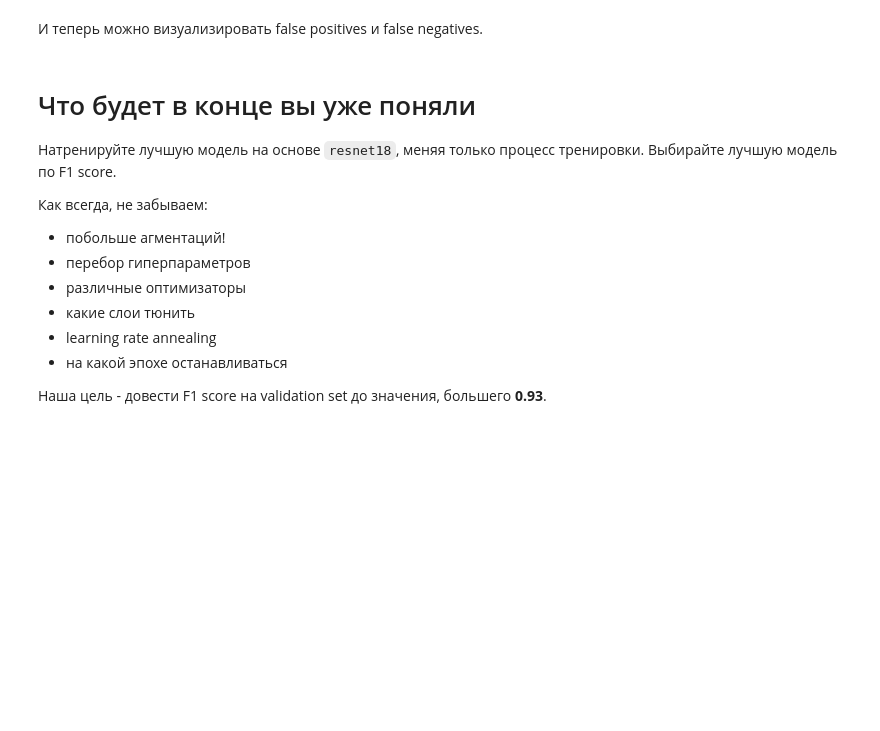
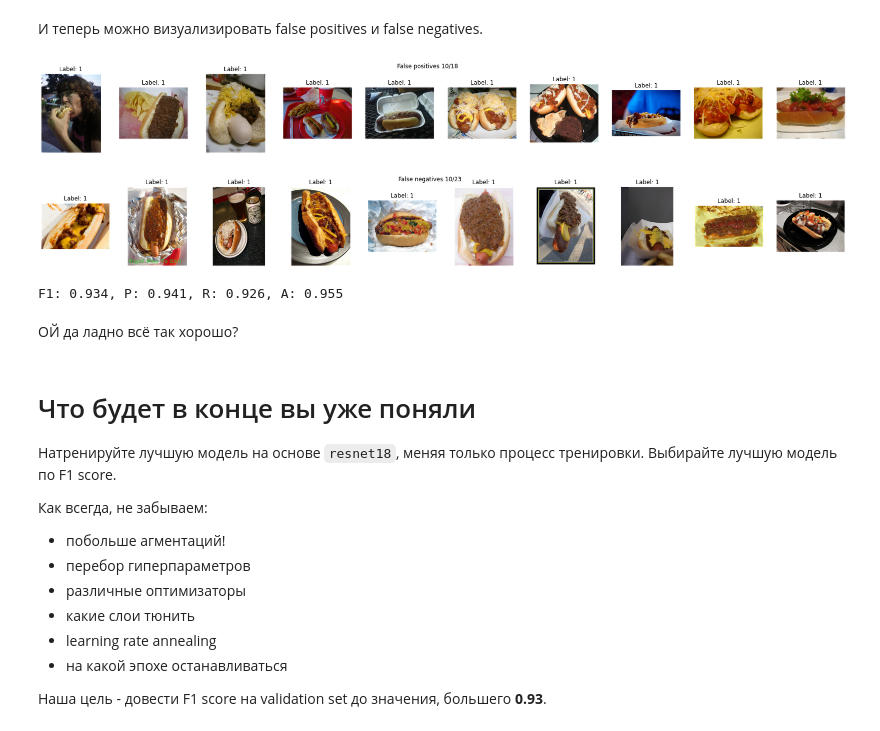
Before and after one commit to Altair200333/DLCourseNSU, a Jupyter notebook: assignment4/HotdogOrNot.ipynb, the cells around one changed output. Cells and saved outputs as stored; diff of their text form; code cells hidden in the pictures; blank space fills up the shorter version.

```diff
--- a/assignment4/HotdogOrNot.ipynb
+++ b/assignment4/HotdogOrNot.ipynb
@@ -272,7 +288,7 @@ model.type(torch.cuda.FloatTensor)
 model.to(device)
 def testModel(model, idx):
     model.eval()
-    image, label = train_dataset[idx]
+    image, label, _ = train_dataset[idx]
     feed = image.unsqueeze(0)
     with torch.no_grad():
         prediction = model(feed.to(device))
@@ -388,13 +445,20 @@ def evaluate_model(model, dataset, indices):
     grount_truth: np array of boolean of actual labels of the dataset
     """
     model.eval() # Evaluation mode
-
+    model.cpu()
     # TODO: Evaluate model on the list of indices and capture predictions
     # and ground truth labels
     # Hint: SubsetSampler above could be useful!
 
-    raise Exception("Not implemented")
+    with torch.no_grad():
+        val_loader = torch.utils.data.DataLoader(dataset, batch_size=len(indices),
+                                             sampler=SubsetSampler(indices))
 
-    return predictions, ground_truth
+        for x, y, _ in val_loader:
+            model_prediction = model(x)
+            number_predictions = torch.argmax(model_prediction, dim=1)
+            ground_truth = y
 
-predictions, gt = evaluate_model(model_conv, train_dataset, val_indices)
+    return number_predictions.numpy(), ground_truth.numpy()
+
+predictions, gt = evaluate_model(model, train_dataset, val_indices)
@@ -403,10 +471,14 @@ predictions, gt = evaluate_model(model_conv, train_dataset, val_indices)
 # %%
 # TODO: Compute indices of the false positives on the validation set.
 # Note those have to be indices of the original dataset
-false_positive_indices = None
+
+false_positive_indices = np.where((predictions != gt) & (predictions == 1) & (gt == 0))[0]
 visualize_samples(orig_dataset, false_positive_indices, "False positives")
 
 # TODO: Compute indices of the false negatives on the validation set.
 # Note those have to be indices of the original dataset
-false_negatives_indices = None
+false_negatives_indices = np.where((predictions != gt) & (predictions == 0) & (gt == 1))[0]
 visualize_samples(orig_dataset, false_negatives_indices, "False negatives")
+# %% [output]
+[figure, added]
+[figure, added]
@@ -422,3 +485,25 @@ print("F1: %4.3f, P: %4.3f, R: %4.3f" % (f1, precision, recall))
+# %%
+import sklearn.metrics as metrics
+
+def binary_classification_metrics(prediction, ground_truth):
+    TP = np.sum([a and b for a,b in zip(prediction, ground_truth)])
+    TN = np.sum([not a and not b for a,b in zip(prediction, ground_truth)])
+    FP = np.sum([a and not b for a,b in zip(prediction, ground_truth)])
+    FN = np.sum([not a and b for a,b in zip(prediction, ground_truth)])
+
+    accuracy = (TP+TN)/len(ground_truth)
+    precision = TP/(TP+FP)
+    recall = TP/(TP+FN)
+    f1 = 2*precision*recall/(precision+recall)
+
+    return precision, recall, f1, accuracy
+
+precision, recall, f1, acc = binary_classification_metrics(predictions, gt)
+print("F1: %4.3f, P: %4.3f, R: %4.3f, A: %4.3f" % (f1, precision, recall, acc))
+# %% [output]
+F1: 0.934, P: 0.941, R: 0.926, A: 0.955
+# %% [markdown]
+ОЙ да ладно всё так хорошо?
 # %% [markdown]
 # Что будет в конце вы уже поняли
 
```
Also changed, not shown: parts of 20 cells of this notebook.
